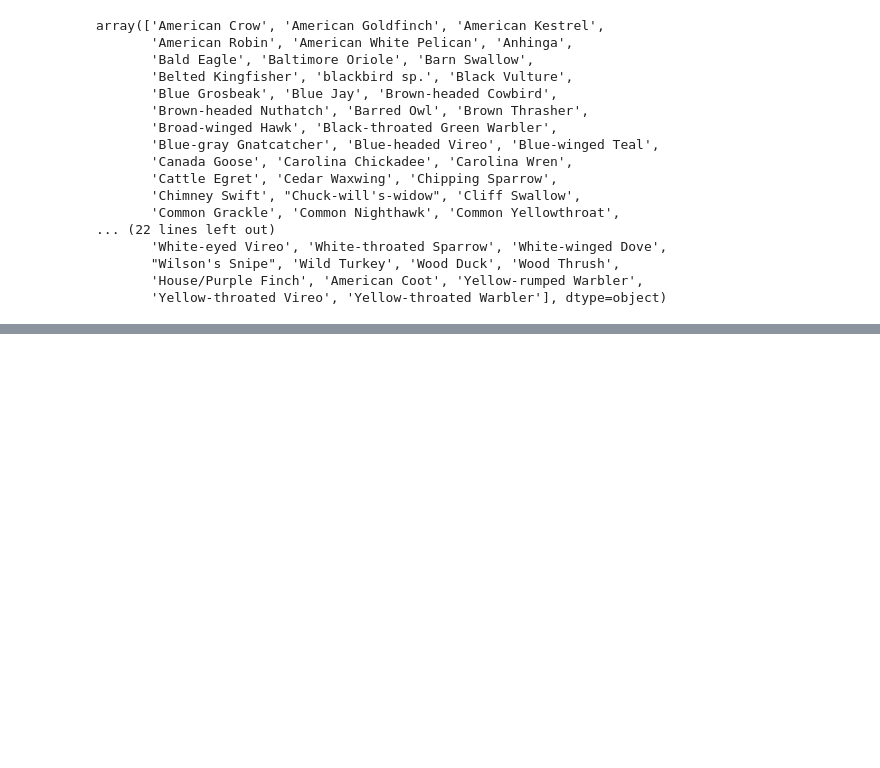
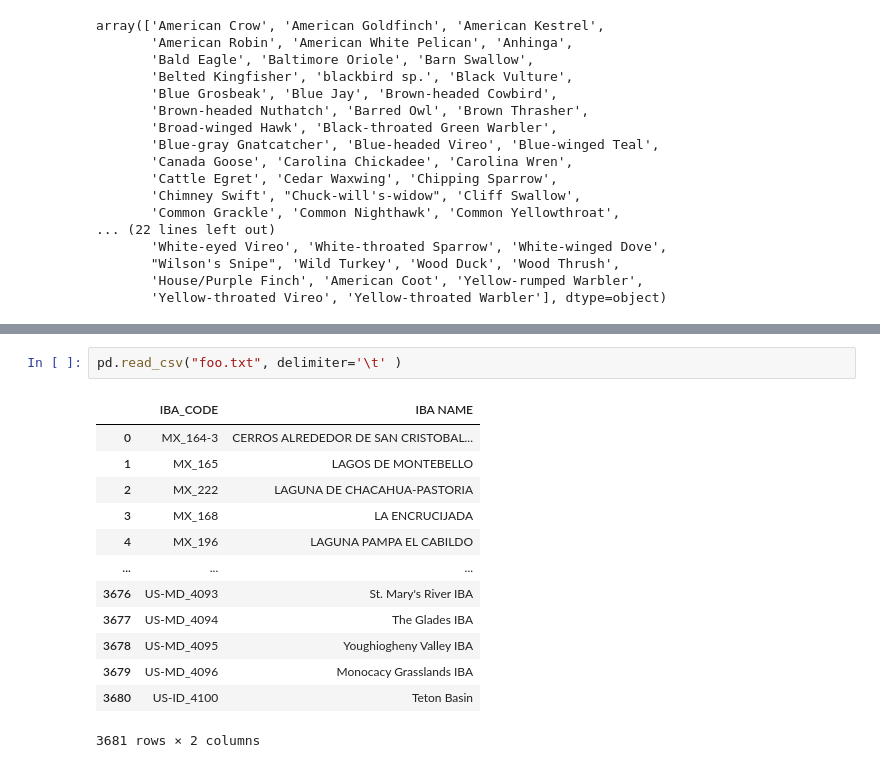
Before and after one commit to rwcitek/C11-capstone-project, a Jupyter notebook: eBird/ebird_sample.ipynb, the cells around one changed output, grey strips where cells are left out. Cells and saved outputs as stored; diff of their text form; blank space fills up the shorter version.

```diff
--- a/eBird/ebird_sample.ipynb
+++ b/eBird/ebird_sample.ipynb
@@ -353,0 +412,16 @@ fig.show()
+# %%
+pd.read_csv("foo.txt", delimiter='\t' )
+# %% [output]
+|  | IBA_CODE | IBA NAME |
+| 0 | MX_164-3 | CERROS ALREDEDOR DE SAN CRISTOBAL... |
+| 1 | MX_165 | LAGOS DE MONTEBELLO |
+| 2 | MX_222 | LAGUNA DE CHACAHUA-PASTORIA |
+| 3 | MX_168 | LA ENCRUCIJADA |
+| 4 | MX_196 | LAGUNA PAMPA EL CABILDO |
+| ... | ... | ... |
+| 3676 | US-MD_4093 | St. Mary's River IBA |
+| 3677 | US-MD_4094 | The Glades IBA |
+| 3678 | US-MD_4095 | Youghiogheny Valley IBA |
+| 3679 | US-MD_4096 | Monocacy Grasslands IBA |
+| 3680 | US-ID_4100 | Teton Basin |
+3681 rows × 2 columns
```
Also changed, not shown: parts of 12 cells of this notebook.
